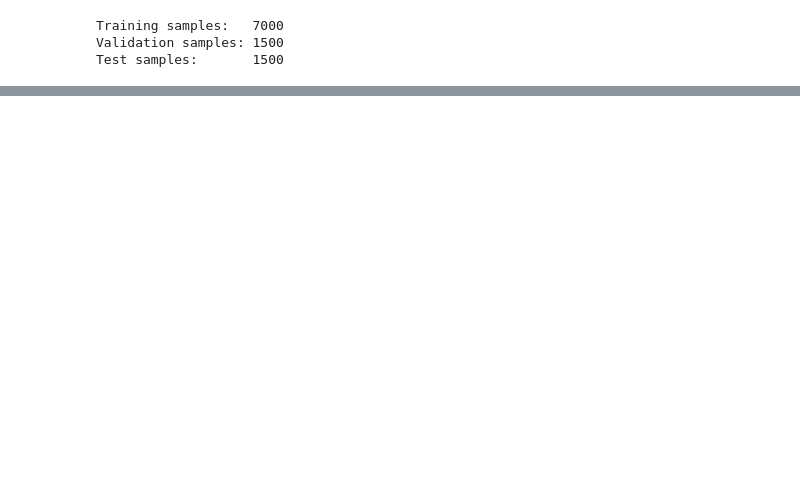
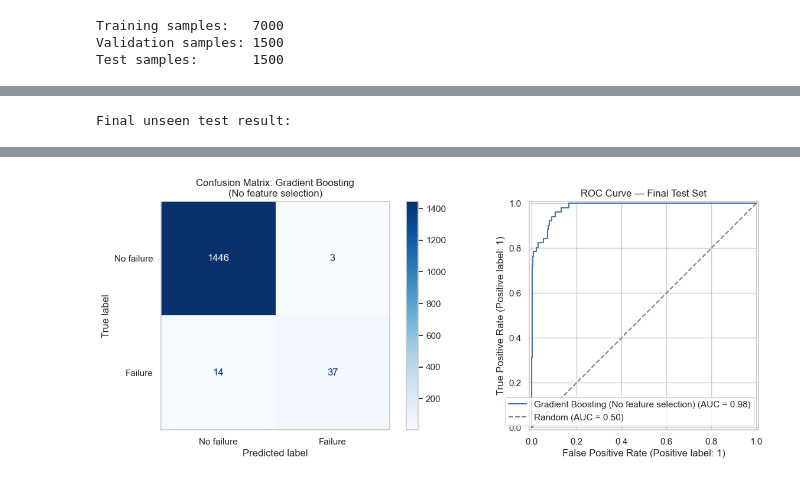
Before and after one commit to sotheasokea/ML_Term_Project, a Jupyter notebook: Predictive_Maintenance_Version 2_Res.ipynb, the cells around one changed output, grey strips where cells are left out. Drawn from its saved outputs; the diff is of its cells as text; code cells hidden in the pictures; blank space fills up the shorter version.

```diff
--- a/Predictive_Maintenance_Version 2_Res.ipynb
+++ b/Predictive_Maintenance_Version 2_Res.ipynb
@@ -1388,0 +1026,18 @@ The public dataset is small and imbalanced. A stronger future study could use re
+# %%
+# Pick the Top 3 distinct model architectures from screening
+dedup_cols = ["Model"] if UNIQUE_FINALIST_MODELS else ["Feature selection", "Model"]
+
+top_three_candidates = (
+    all_comparison_results
+    .sort_values(
+        PRIMARY_SORT_METRICS + ["Feature selection", "Model"],
+        ascending=[False, False, False, False, True, True],
+        kind="mergesort",
+    )
+    .drop_duplicates(subset=dedup_cols, keep="first")
+    .head(3)
+    .reset_index(drop=True)
+)
+
+print("Top 3 distinct model candidates advancing to Hyperparameter Fine-Tuning:")
+display(top_three_candidates)
@@ -1388,0 +1433,49 @@ The public dataset is small and imbalanced. A stronger future study could use re
+# %%
+final_test_result = evaluate_on_split(
+    final_estimator,
+    final_metadata,
+    final_result["Input features"],
+    x_test,
+    y_test,
+    "Test",
+    final_result["Features"],
+)
+
+print("Final unseen test result:")
+display(
+    pd.DataFrame([{
+        key: value
+        for key, value in final_test_result.items()
+        if key != "Predictions"
+    }])
+)
+
+fig, axes = plt.subplots(1, 2, figsize=(13, 5))
+
+# 1) Confusion Matrix
+cm = confusion_matrix(y_test, final_test_result["Predictions"], labels=[0, 1])
+ConfusionMatrixDisplay(
+    cm,
+    display_labels=["No failure", "Failure"],
+).plot(cmap="Blues", values_format="d", ax=axes[0])
+axes[0].set_title(
+    f"Confusion Matrix: {final_winner['Model']}\n({final_winner['Feature selection']})"
+)
+axes[0].grid(False)
+
+# 2) ROC Curve & AUC
+RocCurveDisplay.from_estimator(
+    final_estimator,
+    x_test[final_result["Input features"]],
+    y_test,
+    name=f"{final_winner['Model']} ({final_winner['Feature selection']})",
+    ax=axes[1],
+)
+axes[1].plot([0, 1], [0, 1], ls="--", color="grey", label="Random (AUC = 0.50)")
+axes[1].set_title("ROC Curve — Final Test Set")
+axes[1].legend(loc="lower right")
+
+plt.tight_layout()
+plt.show()
+# %% [output]
+Final unseen test result:
@@ -1388,0 +1484 @@ The public dataset is small and imbalanced. A stronger future study could use re
+[figure, added]
```
Also changed, not shown: parts of 94 cells of this notebook, 2 other files.
